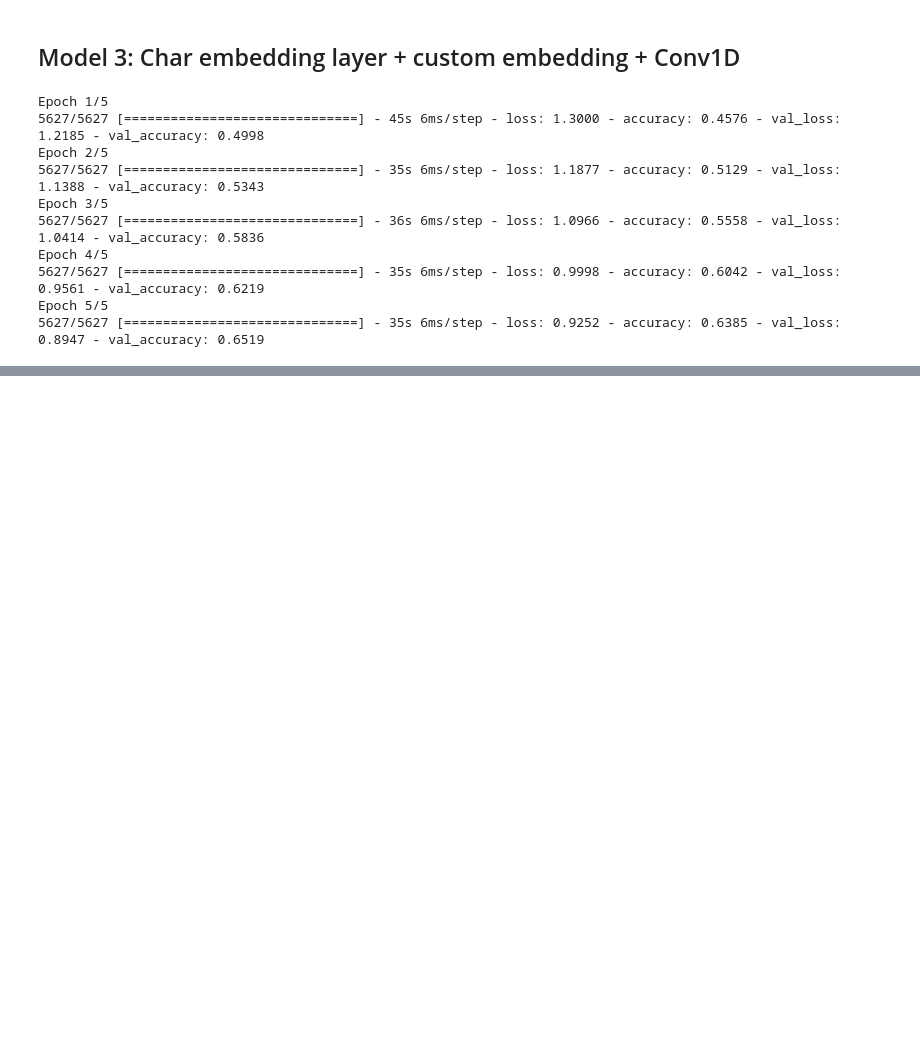
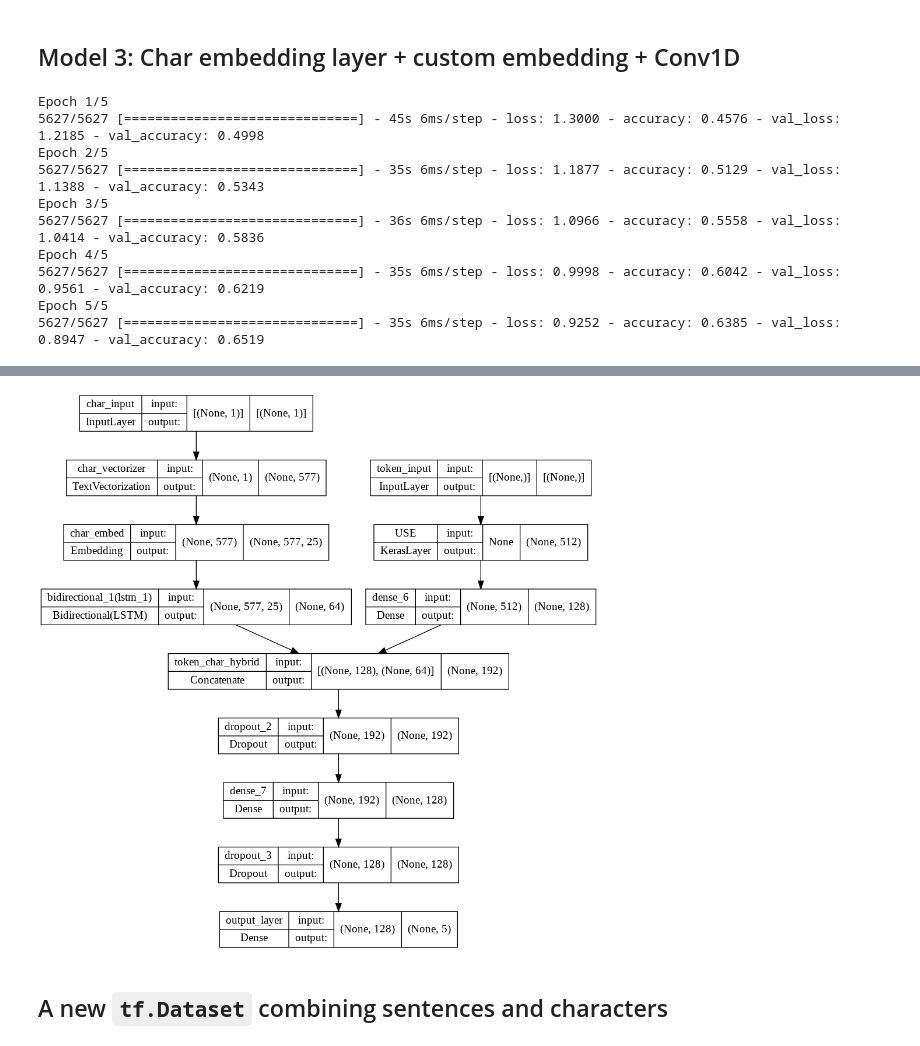
Before and after one commit to nicolasvazquez95/Aprendiendo_DeepLearning, a Jupyter notebook: projects/02_SkimLit_NLP.ipynb, the cells around one changed output, grey strips where cells are left out. Saved outputs shown, nothing was run; the diff lists cells and outputs as text; code cells hidden in the pictures; blank space fills up the shorter version.

```diff
--- a/projects/02_SkimLit_NLP.ipynb
+++ b/projects/02_SkimLit_NLP.ipynb
@@ -66,9 +65,10 @@ def get_list_samples(file):
   It returns a list of dictionaries with the lines preprocessed.
   """
   list_of_samples = []
-  for n_line,line in enumerate(file):
+  for line in file:
      # Need to filter number of the paper, and empty lines
     if line.startswith('###'):
+      n_line = 0
       article_id = line[3:-2]
     elif line.startswith('\n'):pass
     else:
@@ -77,6 +77,7 @@ def get_list_samples(file):
       index_n = line.index('\n')
       target = line[:index_t]
       text = line[index_t+1:index_n]
+      n_line += 1
       list_of_samples.append({'n_line':n_line,'target':target,
                               'text':text,'article_id':article_id})
   return list_of_samples
@@ -512,0 +516,27 @@ Epoch 5/5
+# %%
+# 1. Setup token inputs/model
+token_inputs = layers.Input(shape=[],dtype='string',name='token_input')
+token_embeddings = USE_embedding_layer(token_inputs)
+token_output = layers.Dense(128,activation='relu')(token_embeddings)
+token_model = keras.Model(token_inputs,token_output)
+
+# 2. Setup char inputs/model
+char_inputs = layers.Input(shape=(1,),dtype='string',name='char_input')
+char_vectors = char_vectorizer(char_inputs)
+char_embeddings = char_embedding(char_vectors)
+char_bi_lstm = layers.Bidirectional(layers.LSTM(32))(char_embeddings)
+char_model = tf.keras.Model(char_inputs,char_bi_lstm)
+
+# 3. Concatenate token and char inputs
+token_char_concat = layers.Concatenate(name='token_char_hybrid')([token_model.output,
+                                                                  char_model.output])
+# 4. Create ouput layers - adding in Dropout
+combined_dropout = layers.Dropout(0.5)(token_char_concat)
+combined_dense_layer = layers.Dense(128,activation='relu')(combined_dropout)
+final_dropout = layers.Dropout(0.5)(combined_dense_layer)
+output_layer = layers.Dense(num_classes,activation='softmax',name='output_layer')(final_dropout)
+
+# 5. Construct model with char and token embeddings
+model_4 = keras.Model(inputs=[token_model.input,char_model.input],
+                      outputs=output_layer,
+                      name='token_and_char_embeddings')
@@ -512,0 +563,6 @@ Epoch 5/5
+# %%
+# Plot hybrid token and char model
+from keras.utils.vis_utils import plot_model
+plot_model(model_4,show_shapes=True)
+# %% [output]
+[figure, added]
@@ -512,0 +574,2 @@ Epoch 5/5
+# %% [markdown]
+## A new `tf.Dataset` combining sentences and characters
```
Also changed, not shown: parts of 25 cells of this notebook.
